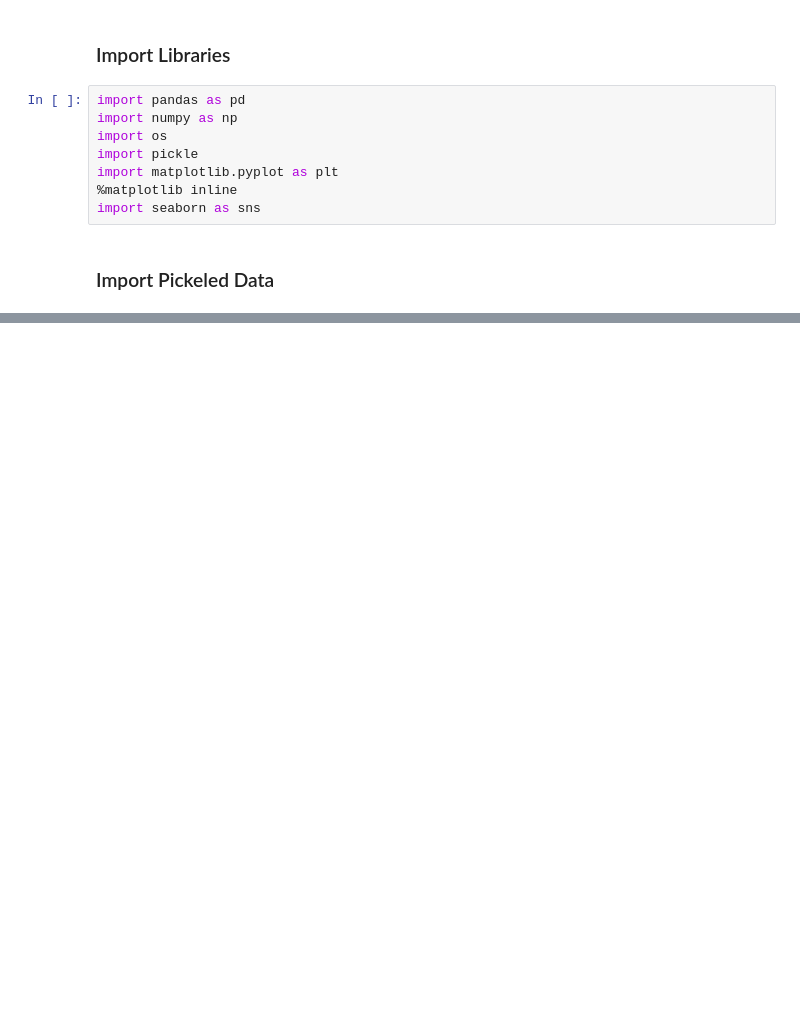
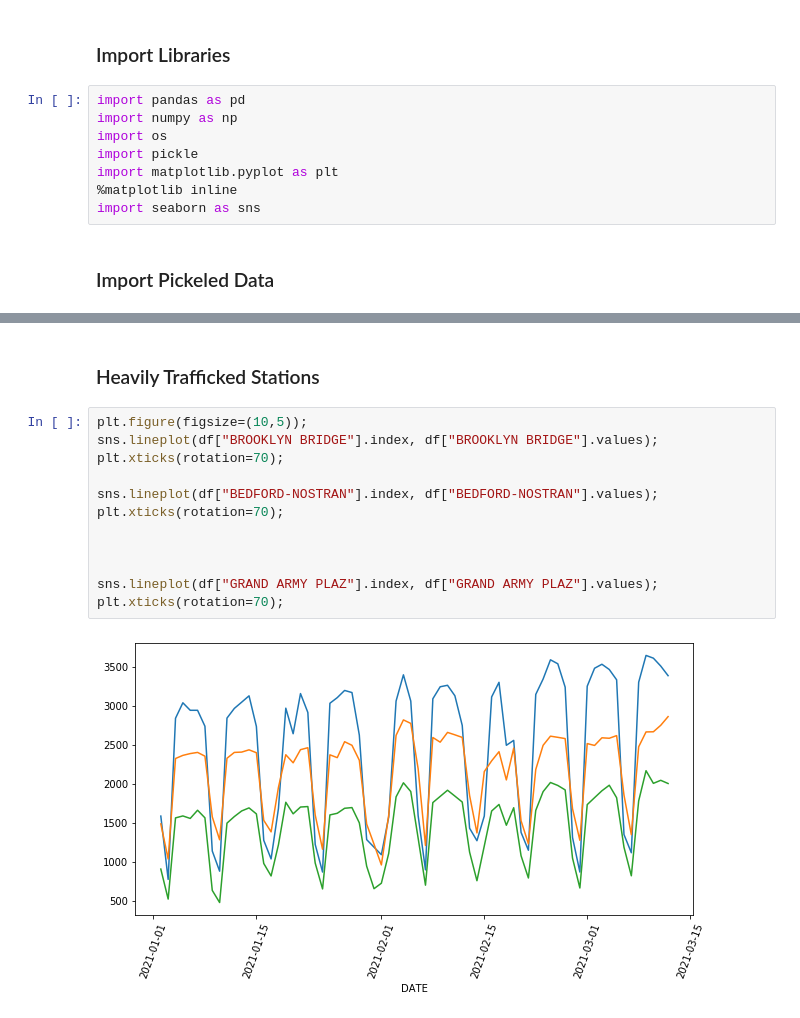
Before and after one commit to justinm0rgan/mta-turnstile-covid, a Jupyter notebook: data-analysis.ipynb, the cells around one changed output, grey strips where cells are left out. Cells and saved outputs as stored; diff of their text form; blank space fills up the shorter version.

```diff
--- a/data-analysis.ipynb
+++ b/data-analysis.ipynb
@@ -58,0 +47,16 @@ plt.xticks(rotation=70);
+# %% [markdown]
+### Heavily Trafficked Stations
+# %%
+plt.figure(figsize=(10,5));
+sns.lineplot(df["BROOKLYN BRIDGE"].index, df["BROOKLYN BRIDGE"].values);
+plt.xticks(rotation=70);
+
+sns.lineplot(df["BEDFORD-NOSTRAN"].index, df["BEDFORD-NOSTRAN"].values);
+plt.xticks(rotation=70);
+
+
+
+sns.lineplot(df["GRAND ARMY PLAZ"].index, df["GRAND ARMY PLAZ"].values);
+plt.xticks(rotation=70);
+# %% [output]
+[figure, added]
```
Also changed, not shown: parts of 19 cells of this notebook, 3 other files.
